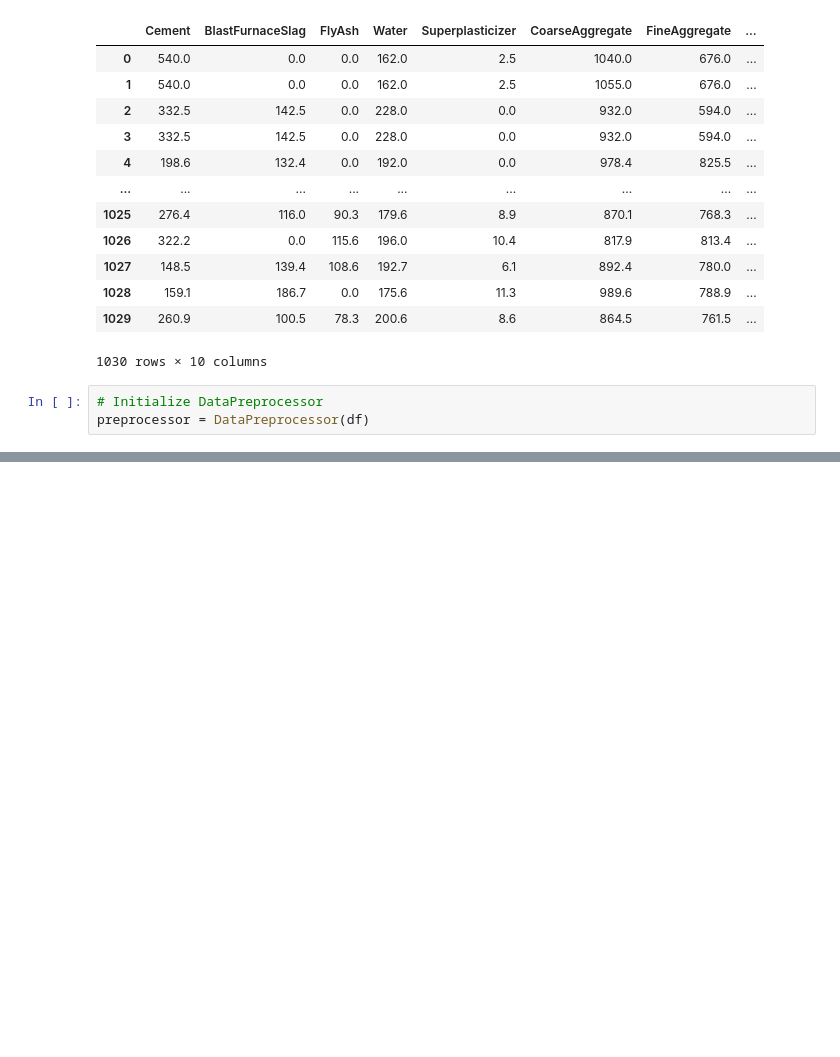
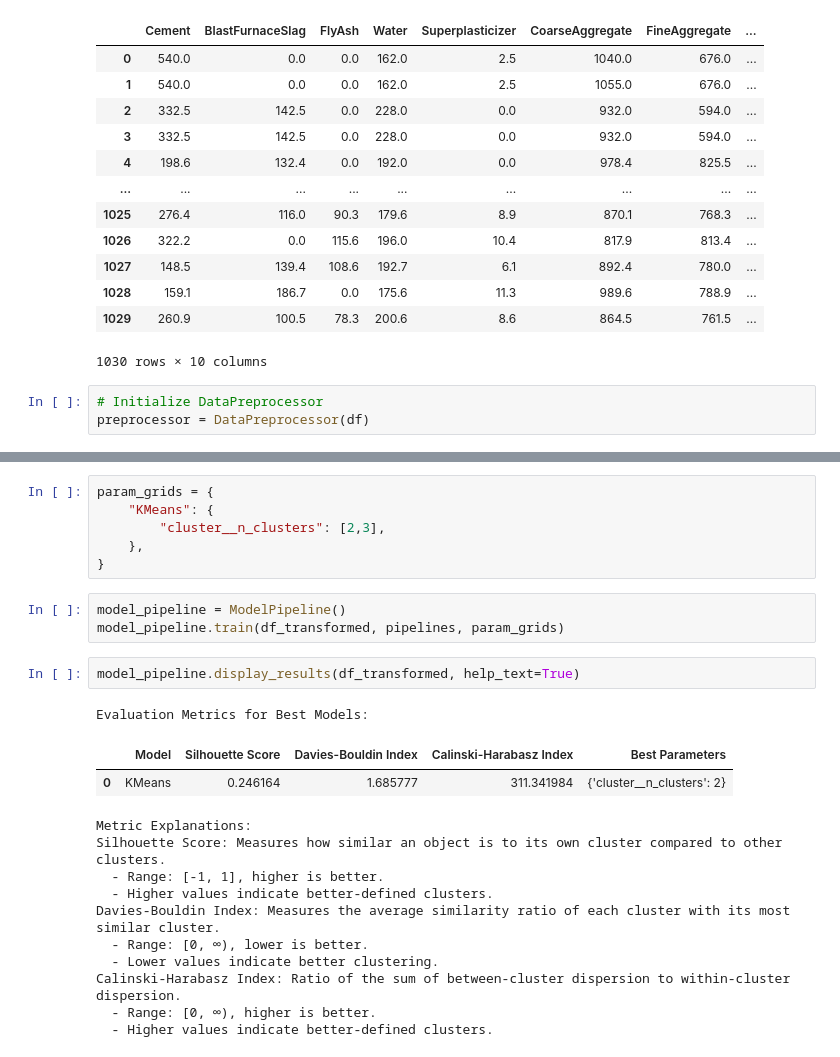
Before and after one commit to DeadNord/cluster_concrete, a Jupyter notebook: main.ipynb, the cells around one changed output, grey strips where cells are left out. Saved outputs shown, nothing was run; the diff lists cells and outputs as text; blank space fills up the shorter version.

```diff
--- a/main.ipynb
+++ b/main.ipynb
@@ -154,0 +174,25 @@ eda.determine_optimal_clusters(df, k_range=(1, 10))
+# %%
+param_grids = {
+    "KMeans": {
+        "cluster__n_clusters": [2,3],
+    },
+}
+# %%
+model_pipeline = ModelPipeline()
+model_pipeline.train(df_transformed, pipelines, param_grids)
+# %%
+model_pipeline.display_results(df_transformed, help_text=True)
+# %% [output]
+Evaluation Metrics for Best Models:
+|  | Model | Silhouette Score | Davies-Bouldin Index | Calinski-Harabasz Index | Best Parameters |
+| 0 | KMeans | 0.246164 | 1.685777 | 311.341984 | {'cluster__n_clusters': 2} |
+Metric Explanations:
+Silhouette Score: Measures how similar an object is to its own cluster compared to other clusters.
+  - Range: [-1, 1], higher is better.
+  - Higher values indicate better-defined clusters.
+Davies-Bouldin Index: Measures the average similarity ratio of each cluster with its most similar cluster.
+  - Range: [0, ∞), lower is better.
+  - Lower values indicate better clustering.
+Calinski-Harabasz Index: Ratio of the sum of between-cluster dispersion to within-cluster dispersion.
+  - Range: [0, ∞), higher is better.
+  - Higher values indicate better-defined clusters.
```
Also changed, not shown: parts of 9 cells of this notebook, 4 other files.
